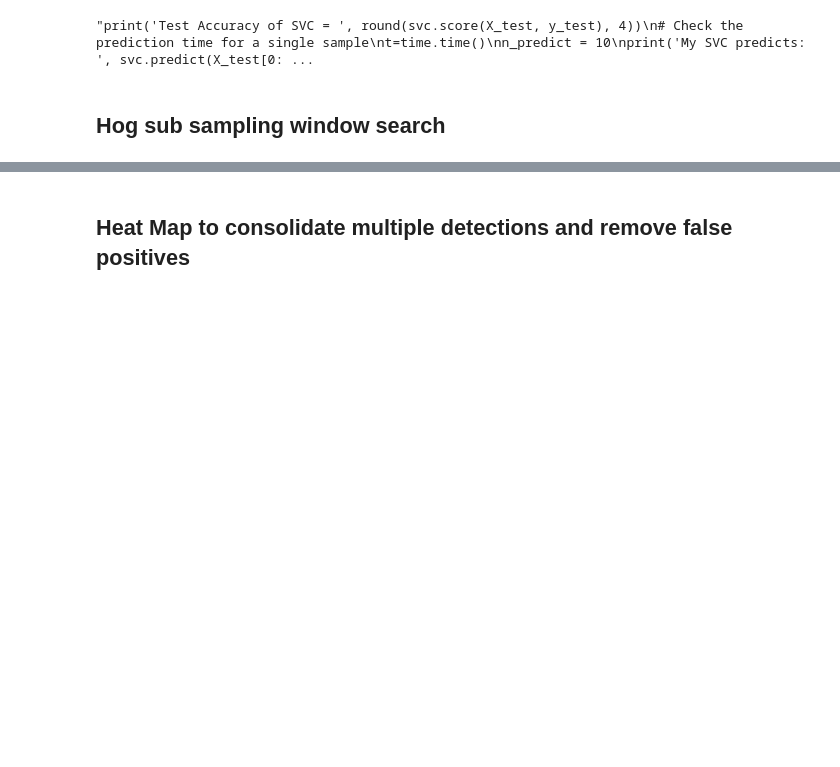
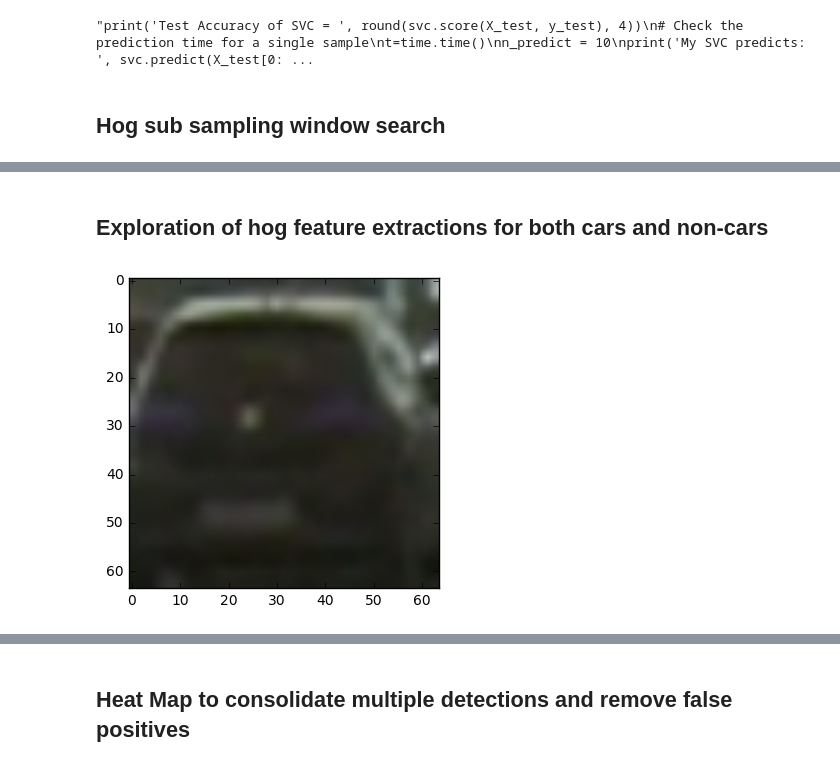
Before and after one commit to rmohan80/CarND-Vehicle-Detection, a Jupyter notebook: Vehicle_detection.ipynb, the cells around one changed output, grey strips where cells are left out. Saved outputs shown, nothing was run; the diff lists cells and outputs as text; code cells hidden in the pictures; blank space fills up the shorter version.

```diff
--- a/Vehicle_detection.ipynb
+++ b/Vehicle_detection.ipynb
@@ -319,0 +344,9 @@ plt.show()'''
+# %% [markdown]
+## Exploration of hog feature extractions for both cars and non-cars
+# %%
+# Random Car image
+image = cv2.imread(cars[500])
+plt.imshow(image)
+plt.show()
+# %% [output]
+[figure, added]
```
Also changed, not shown: parts of 10 cells of this notebook, 10 other files.
